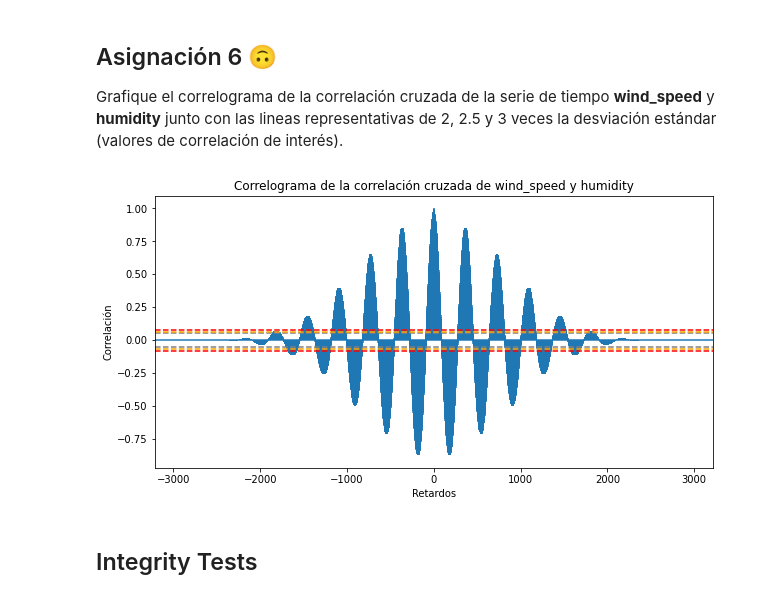
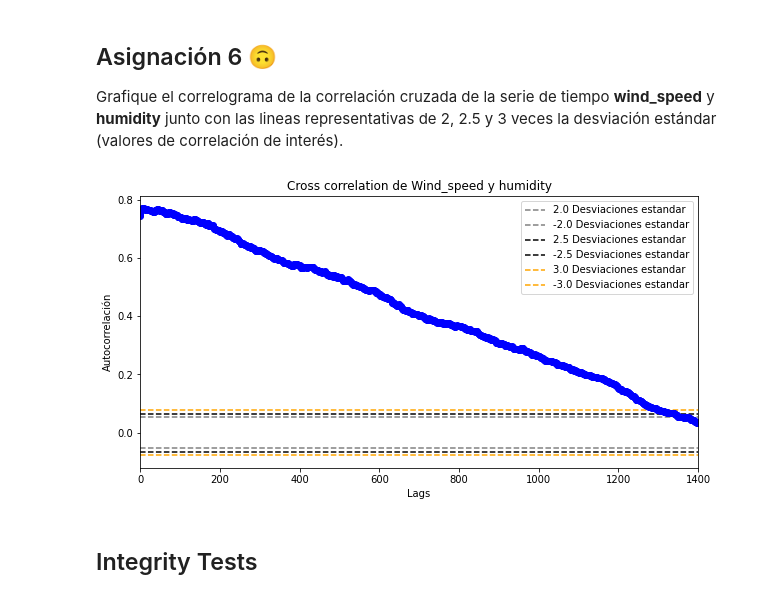
Before and after one commit to svroo/Time_series, a Jupyter notebook: Practica 2/2 - Estimación de Métricas de Dependencia 1.ipynb, the cells around one changed output. Cells and saved outputs as stored; diff of their text form; code cells hidden in the pictures.

```diff
--- a/Practica 2/2 - Estimación de Métricas de Dependencia 1.ipynb
+++ b/Practica 2/2 - Estimación de Métricas de Dependencia 1.ipynb
@@ -207,22 +230,10 @@ graficar(df.wind_speed, df.wind_speed, 0, 'wind_speed', 'wind_speed')
 ## Asignación 6 &#x1F643;
 
 Grafique el correlograma de la correlación cruzada de la serie de tiempo __wind_speed__ y __humidity__ junto con las lineas representativas de 2, 2.5 y 3 veces la desviación estándar (valores de correlación de interés).
-# %%
-
-# Grafica
-fig, ax = plt.subplots(figsize=(10, 5))
-# pd.plotting.corr
-ax.acorr(corr, maxlags=None)
-ax.axhline(y=std_2, linestyle='--', color='gray')
-ax.axhline(y=-std_2, linestyle='--', color='gray')
-ax.axhline(y=std_2_5, linestyle='--', color='orange')
-ax.axhline(y=-std_2_5, linestyle='--', color='orange')
-ax.axhline(y=std_3, linestyle='--', color='red')
-ax.axhline(y=-std_3, linestyle='--', color='red')
-ax.set(title='Correlograma de la correlación cruzada de wind_speed y humidity', xlabel='Retardos', ylabel='Correlación')
-plt.show()
-# %% [output]
-[figure, removed]
+# %%
+autocorrelation_plot_two_series(df.wind_speed, df.humidity, 1400, 'Wind_speed', 'humidity', False)
+# %% [output]
+[figure, added]
 # %% [markdown]
 ## Integrity Tests
 # %%
```
Also changed, not shown: parts of 4 cells of this notebook, 5 other files.
